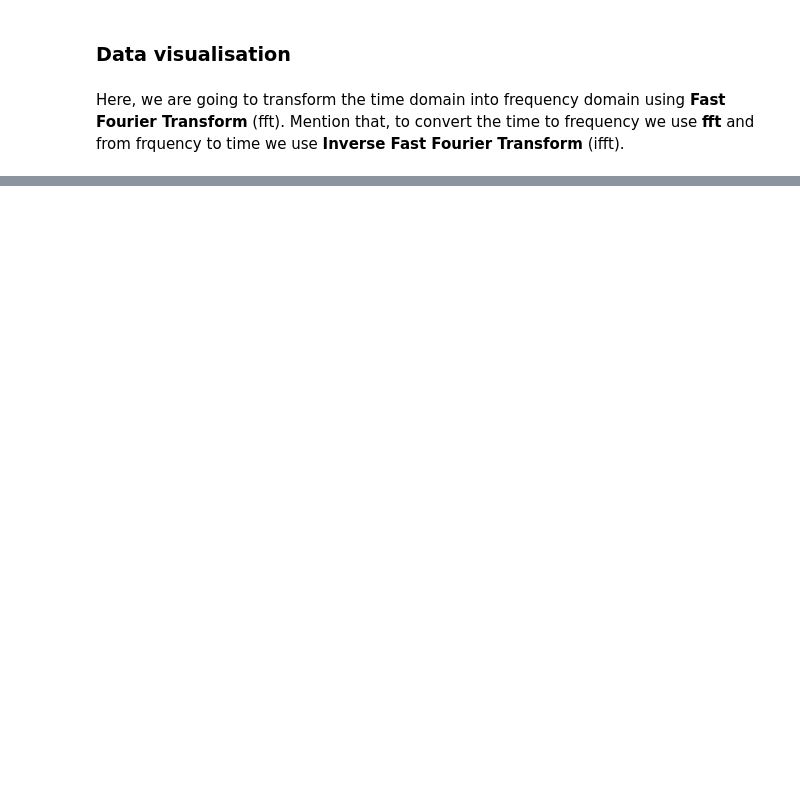
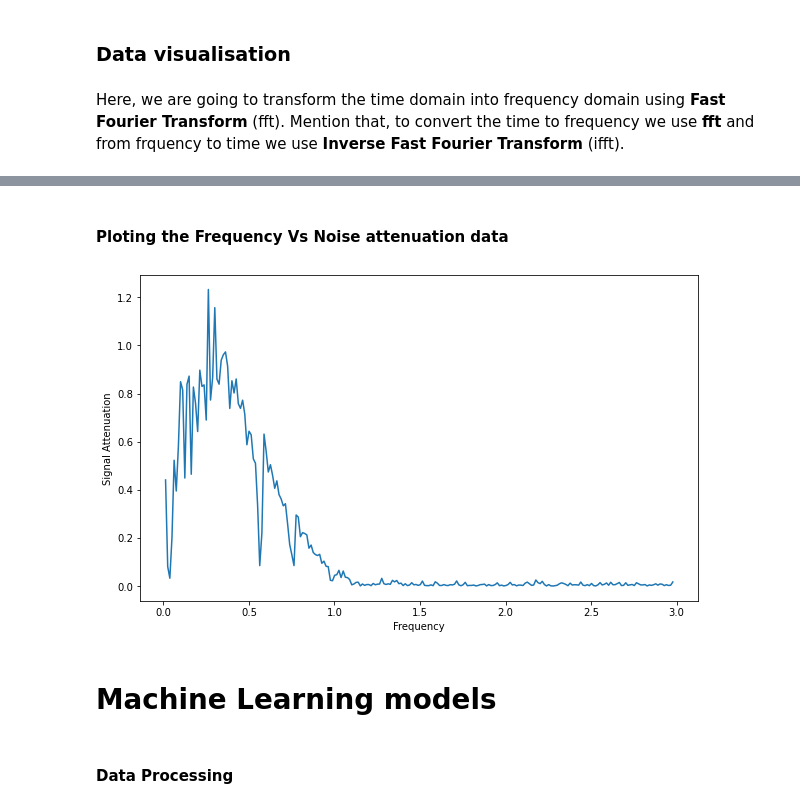
Before and after one commit to JaesonM/noise-reducing-work, a Jupyter notebook: Noise_reducing_work.ipynb, the cells around one changed output, grey strips where cells are left out. Cells and saved outputs as stored; diff of their text form; code cells hidden in the pictures; blank space fills up the shorter version.

```diff
--- a/Noise_reducing_work.ipynb
+++ b/Noise_reducing_work.ipynb
@@ -53,0 +98,16 @@ plt.show()
+# %%
+signal_attenuation = [abs(ampl_ref[i] - ampl_sam[i]) for i in range(len(freq))]
+# %% [markdown]
+#### Ploting the Frequency Vs Noise attenuation data
+# %%
+fig = plt.figure(figsize=(10,6))
+plt.plot(freq, signal_attenuation)
+plt.xlabel("Frequency")
+plt.ylabel("Signal Attenuation")
+plt.savefig("signal_attenuation.png")
+# %% [output]
+[figure, added]
+# %% [markdown]
+# Machine Learning models
+# %% [markdown]
+#### Data Processing
```
Also changed, not shown: parts of 49 cells of this notebook.
